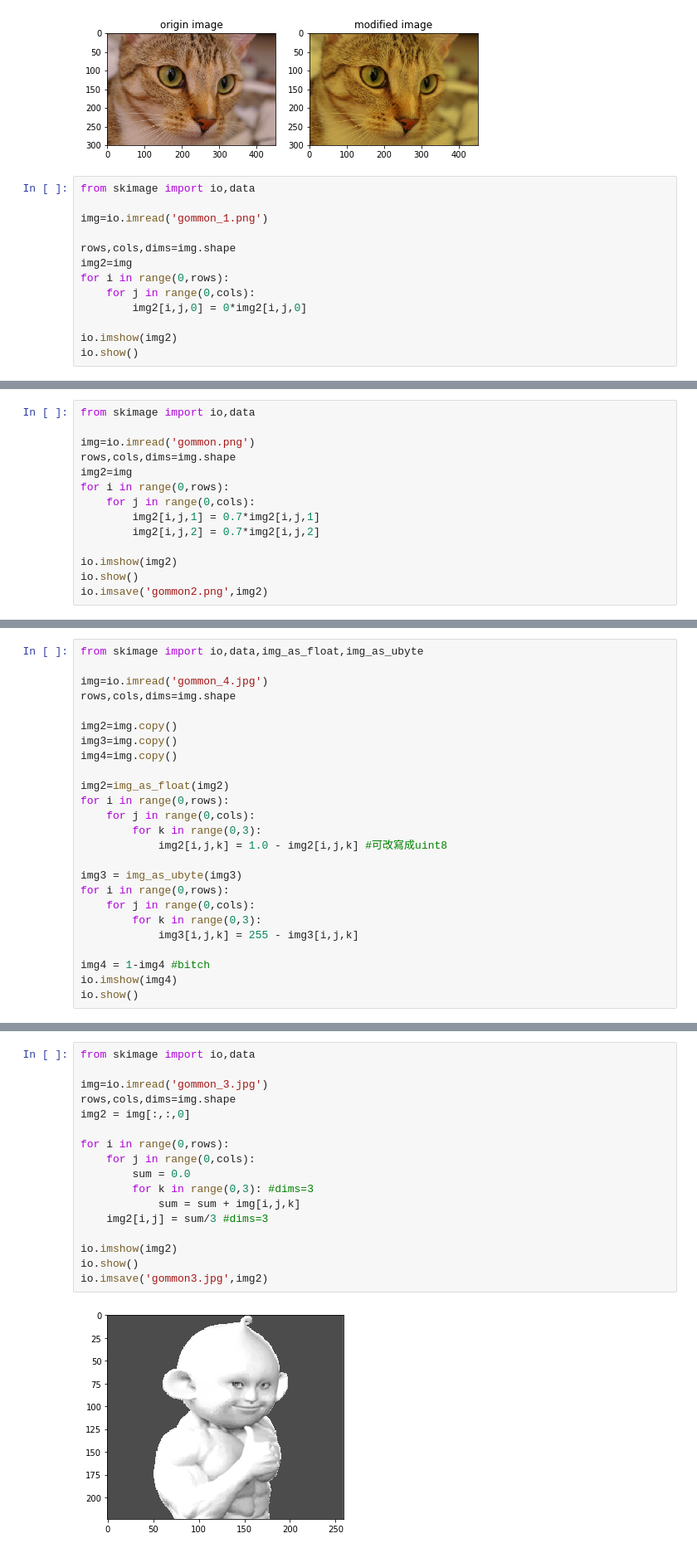
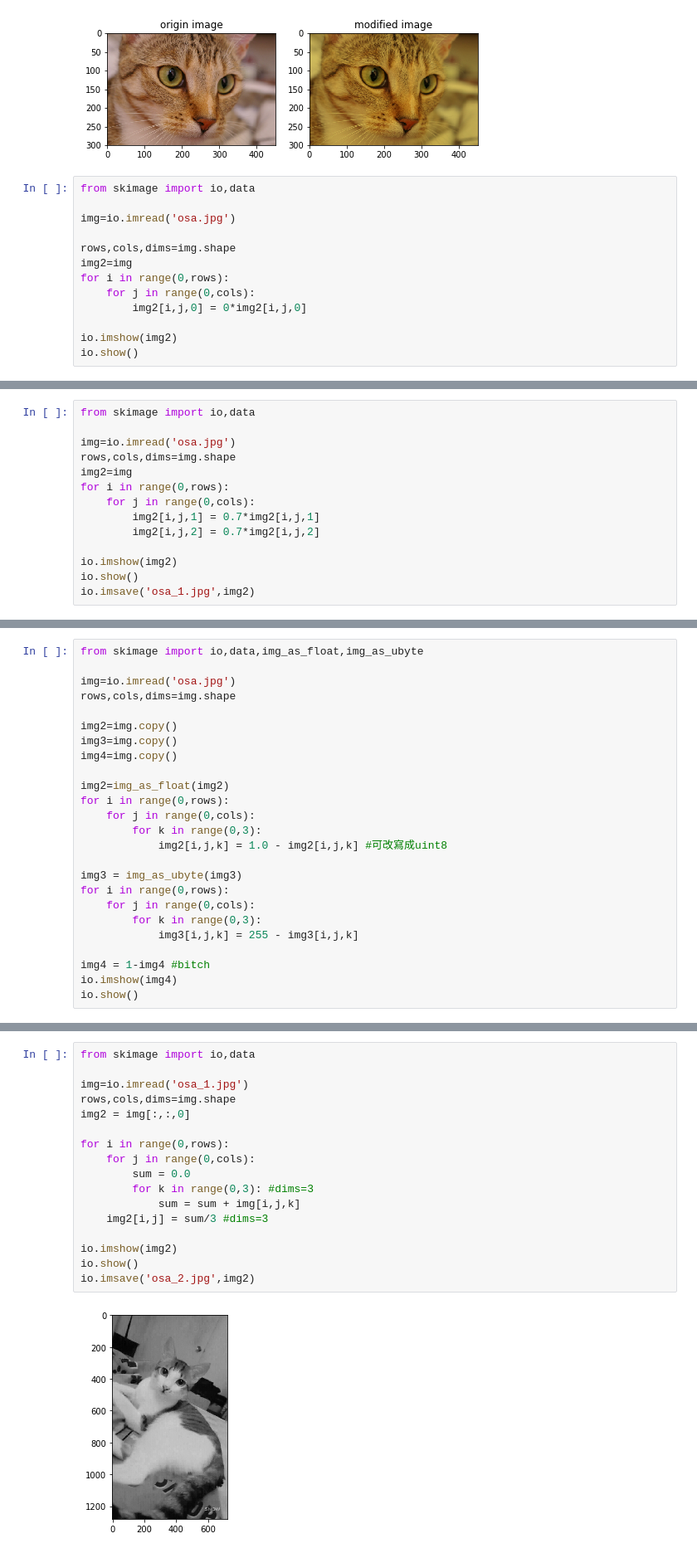
Before and after one commit to RosaLinW/205417065, a Jupyter notebook: 20180410_Week7_HW.ipynb, the cells around one changed output, grey strips where cells are left out. Shown at 83% size. Drawn from its saved outputs; the diff is of its cells as text.

```diff
--- a/20180410_Week7_HW.ipynb
+++ b/20180410_Week7_HW.ipynb
@@ -199,7 +199,7 @@ plt.show()
 # %%
 from skimage import io,data
 
-img=io.imread('gommon_1.png')
+img=io.imread('osa.jpg')
 
 rows,cols,dims=img.shape
 img2=img
@@ -214,7 +214,7 @@ io.show()
 # %%
 from skimage import io,data
 
-img=io.imread('gommon.png')
+img=io.imread('osa.jpg')
 rows,cols,dims=img.shape
 img2=img
 for i in range(0,rows):
@@ -224,5 +224,5 @@ for i in range(0,rows):
 
 io.imshow(img2)
 io.show()
-io.imsave('gommon2.png',img2)
+io.imsave('osa_1.jpg',img2)
 # %% [output]
@@ -230,7 +230,7 @@ io.imsave('gommon2.png',img2)
 # %%
 from skimage import io,data,img_as_float,img_as_ubyte
 
-img=io.imread('gommon_4.jpg')
+img=io.imread('osa.jpg')
 rows,cols,dims=img.shape
 
 img2=img.copy()
@@ -257,22 +257,22 @@ io.show()
 # %%
 from skimage import io,data
 
-img=io.imread('gommon_3.jpg')
+img=io.imread('osa_1.jpg')
 rows,cols,dims=img.shape
 img2 = img[:,:,0]
 
 for i in range(0,rows):
     for j in range(0,cols):
         sum = 0.0
         for k in range(0,3): #dims=3
             sum = sum + img[i,j,k]
     img2[i,j] = sum/3 #dims=3
 
 io.imshow(img2)
 io.show()
-io.imsave('gommon3.jpg',img2)
+io.imsave('osa_2.jpg',img2)
 # %% [output]
-[figure, old version]
+[figure, new version]
 # %%
 from skimage import io,data
 import matplotlib.pyplot as plt
```
Also changed, not shown: parts of 9 cells of this notebook, 36 other files.
